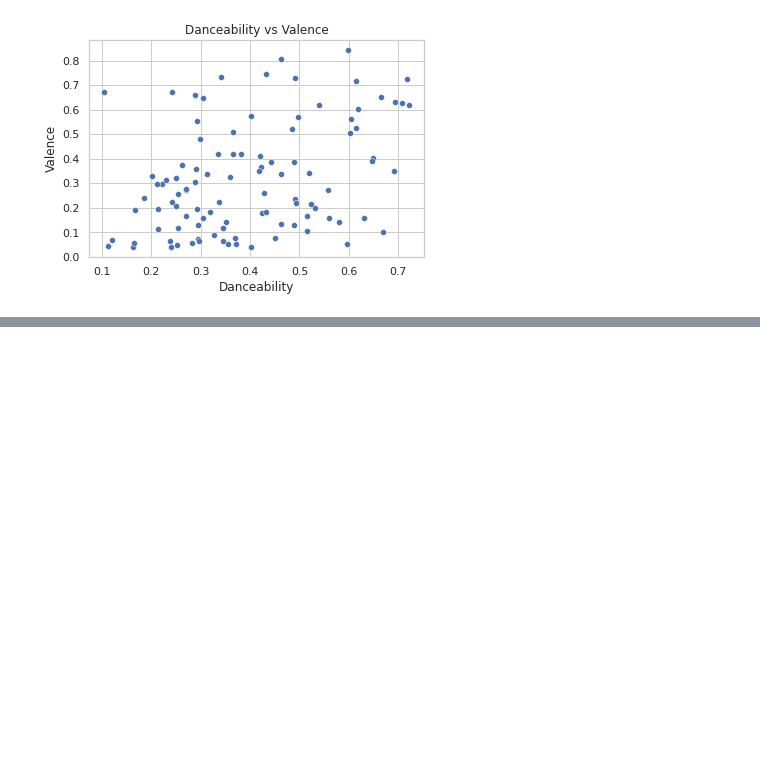
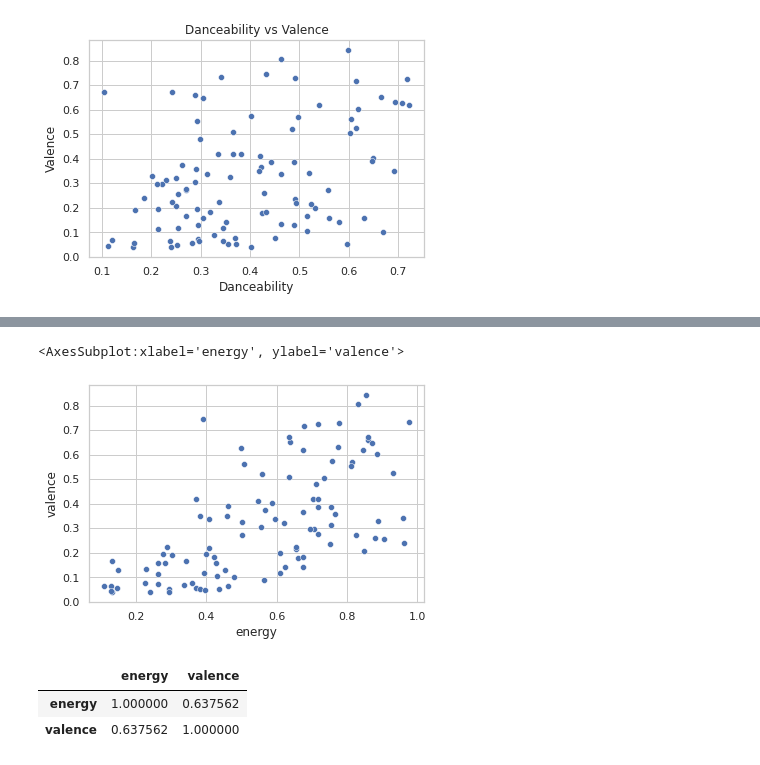
Before and after one commit to RamonPuon/Spotipy-Valence-Analysis, a Jupyter notebook: Radiohead.ipynb, the cells around one changed output, grey strips where cells are left out. Saved outputs shown, nothing was run; the diff lists cells and outputs as text; code cells hidden in the pictures; blank space fills up the shorter version.

```diff
--- a/Radiohead.ipynb
+++ b/Radiohead.ipynb
@@ -113,0 +125,12 @@ A closer inspection tell us that there is not a correlation between a song valen
+# %%
+sns.set_theme(style='whitegrid')
+sns.scatterplot(data=df, x = 'energy', y= 'valence')
+# %% [output]
+<AxesSubplot:xlabel='energy', ylabel='valence'>
+[figure, added]
+# %%
+df[['energy','valence']].corr()
+# %% [output]
+|  | energy | valence |
+| energy | 1.000000 | 0.637562 |
+| valence | 0.637562 | 1.000000 |
```
Also changed, not shown: parts of 6 cells of this notebook.
